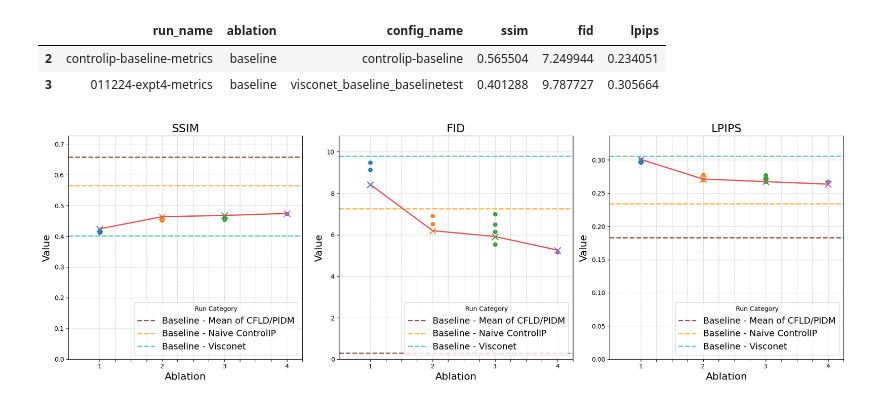
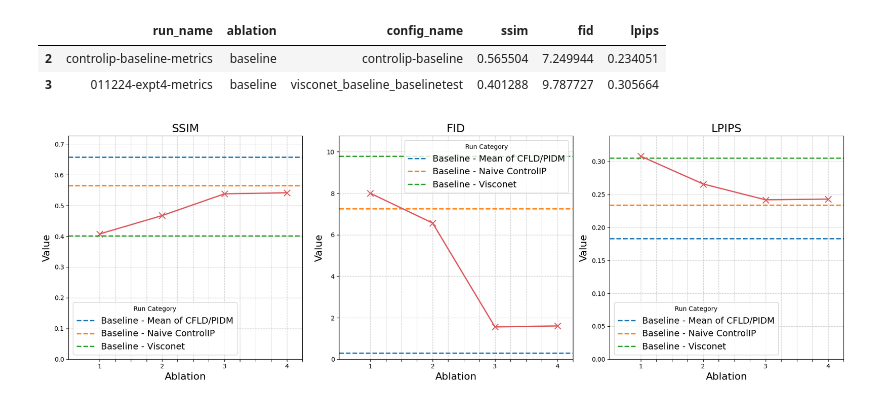
Before and after one commit to jinyangp/visconet, a Jupyter notebook: misc/report_diagrams.ipynb, the cells around one changed output. Cells and saved outputs as stored; diff of their text form; code cells hidden in the pictures.

```diff
--- a/misc/report_diagrams.ipynb
+++ b/misc/report_diagrams.ipynb
@@ -173,10 +164,10 @@ starting_baselines_df.head()
 df = metrics_consolidated_df.copy()
 
 best_results = {
-    "1": "011224-expt3-metrics",
-    "2": "150125-expt1-metrics-whitebg",
-    "3": "030225-expt1-metrics",
-    "4": "050225-expt1-metrics"
+    "1": "210225-expt1",
+    "2": "150125-expt1",
+    "3": "270225-expt1",
+    "4": "060325-expt1"
 }
 
 published_baselines = ["cfld-baseline-metrics-2", "pidm-baseline-metrics"]
@@ -199,41 +190,39 @@ for i, metrics in enumerate(metrics_lists):
     for abl in ablations:
         ablation_runs = non_baseline_df[non_baseline_df["ablation"] == abl]
         best_abl_run = ablation_runs[ablation_runs["run_name"] == best_results[abl]]
-        other_runs = ablation_runs[ablation_runs["run_name"] != best_results[abl]]
         best_abl_val = best_abl_run[metrics].values.item()
         best_runs.append(best_abl_val)
-        ax.scatter(x=[int(abl)], y=[best_abl_val], s=100, color=colours[int(abl)-1], marker='x')
-        ax.scatter(x=[int(abl) for _ in range(len(other_runs))], y=other_runs[metrics], color=colours[int(abl)-1])
+        ax.scatter(x=[int(abl)], y=[best_abl_val], s=100, color='#dd575c', marker='x')
 
-    ax.axhline(y=published_baselines_mean, color="#8f5f57", linestyle='--', linewidth=2, label="Baseline - Mean of CFLD/PIDM")
+    ax.axhline(y=published_baselines_mean, color=colours[0], linestyle='--', linewidth=2, label="Baseline - Mean of CFLD/PIDM")
 
     controlip_baseline_score = df[df['run_name'] == "controlip-baseline-metrics"][metrics].values
     visconet_baseline_score = df[df['run_name'] == "011224-expt4-metrics"][metrics].values
 
-    ax.axhline(y=controlip_baseline_score, color="#FFB74D", linestyle='--', linewidth=2, label="Baseline - Naive ControlIP")
-    ax.axhline(y=visconet_baseline_score, color="#66cdaa", linestyle='--', linewidth=2, label="Baseline - Visconet")
+    ax.axhline(y=controlip_baseline_score, color=colours[1], linestyle='--', linewidth=2, label="Baseline - Naive ControlIP")
+    ax.axhline(y=visconet_baseline_score, color=colours[2], linestyle='--', linewidth=2, label="Baseline - Visconet")
 
     ax.plot([int(abl) for abl in ablations], best_runs, linewidth=2, color='#dd575c')
 
     max_y = df[metrics].max()
     ax.set_ylim(0, max_y * 1.1)
     ax.set_xlim(0.5, 3.5)
 
     major_ticks = np.arange(1, 4.5, 0.25)
     ax.set_xticks(major_ticks)
 
     # Only label 1, 2, and 3
     labels = {1: "1", 2: "2", 3: "3", 4: "4"}
     ax.set_xticklabels([labels.get(tick, "") for tick in major_ticks])
 
-    ax.legend(title="Run Category", loc="lower right", fontsize=14)  # Increase legend font size
+    ax.legend(title="Run Category", loc="best", fontsize=14)  # Increase legend font size
     ax.set_xlabel("Ablation", fontsize=16)  # Increase axis label font size
     ax.set_ylabel("Value", fontsize=16)  # Increase axis label font size
     ax.set_title(f"{metrics_lists[i].upper()}", fontsize=18)  # Increase title font size
     ax.grid(True, which="both", linestyle="--", alpha=0.6)  # Keep minor grid
 
 # Adjust layout so subplots don't overlap
 plt.tight_layout()
 plt.show()
 # %% [output]
-[figure, old version]
+[figure, new version]
```
Also changed, not shown: parts of 1 cell of this notebook, 25 other files.
